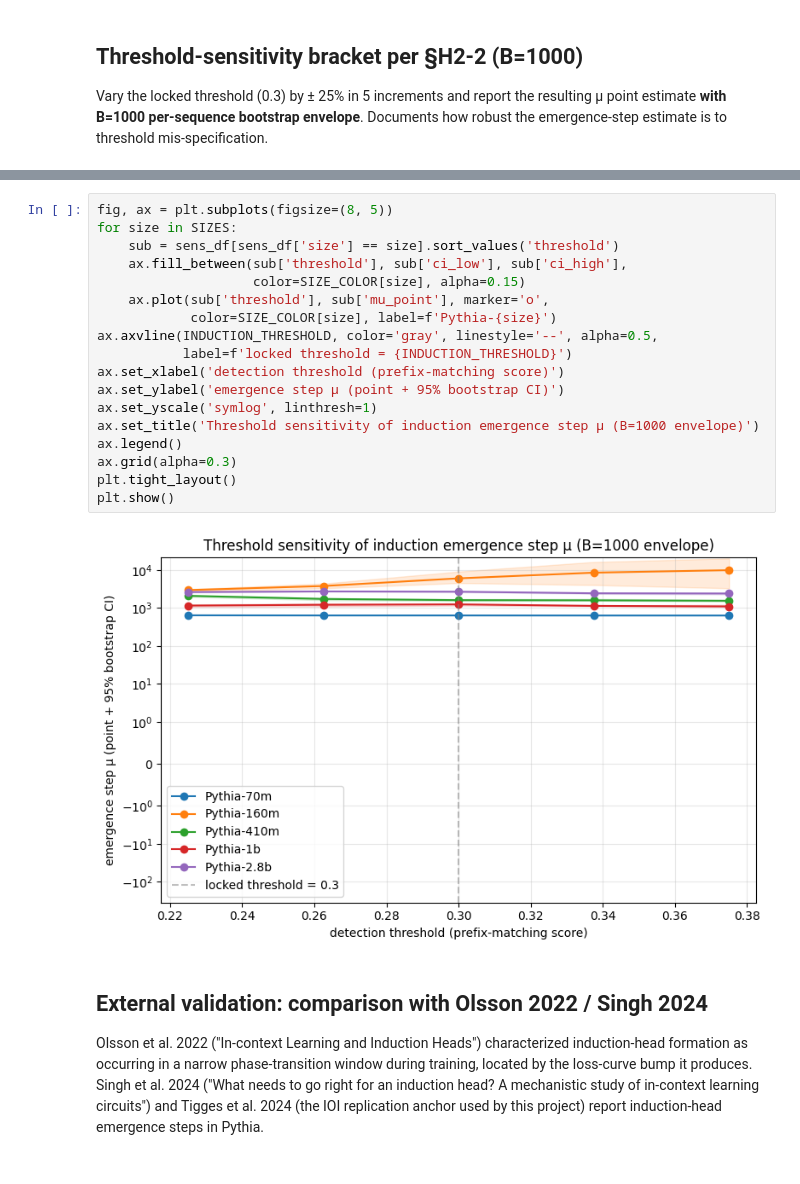
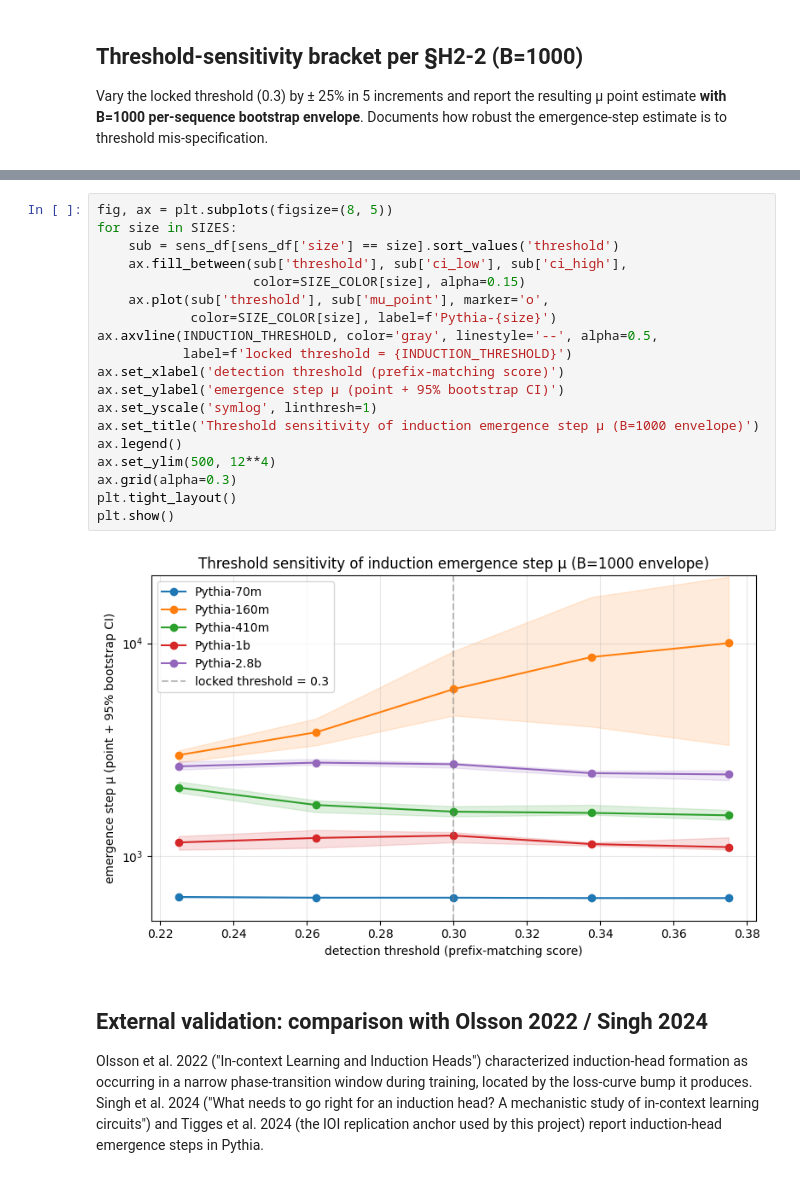
Before and after one commit to cam-berger/pythia-motif-emergence, a Jupyter notebook: notebooks/induction_full_sweep.ipynb, the cells around one changed output, grey strips where cells are left out. Cells and saved outputs as stored; diff of their text form.

```diff
--- a/notebooks/induction_full_sweep.ipynb
+++ b/notebooks/induction_full_sweep.ipynb
@@ -245,23 +245,24 @@ size  threshold  fraction     mu_point      ci_low      ci_high
 # %%
 fig, ax = plt.subplots(figsize=(8, 5))
 for size in SIZES:
     sub = sens_df[sens_df['size'] == size].sort_values('threshold')
     ax.fill_between(sub['threshold'], sub['ci_low'], sub['ci_high'],
                     color=SIZE_COLOR[size], alpha=0.15)
     ax.plot(sub['threshold'], sub['mu_point'], marker='o',
             color=SIZE_COLOR[size], label=f'Pythia-{size}')
 ax.axvline(INDUCTION_THRESHOLD, color='gray', linestyle='--', alpha=0.5,
            label=f'locked threshold = {INDUCTION_THRESHOLD}')
 ax.set_xlabel('detection threshold (prefix-matching score)')
 ax.set_ylabel('emergence step μ (point + 95% bootstrap CI)')
 ax.set_yscale('symlog', linthresh=1)
 ax.set_title('Threshold sensitivity of induction emergence step μ (B=1000 envelope)')
 ax.legend()
+ax.set_ylim(500, 12**4)
 ax.grid(alpha=0.3)
 plt.tight_layout()
 plt.show()
 # %% [output]
-[figure, old version]
+[figure, new version]
 # %% [markdown]
 ## External validation: comparison with Olsson 2022 / Singh 2024
 
```
Also changed, not shown: parts of 3 cells of this notebook, 3 other files.
